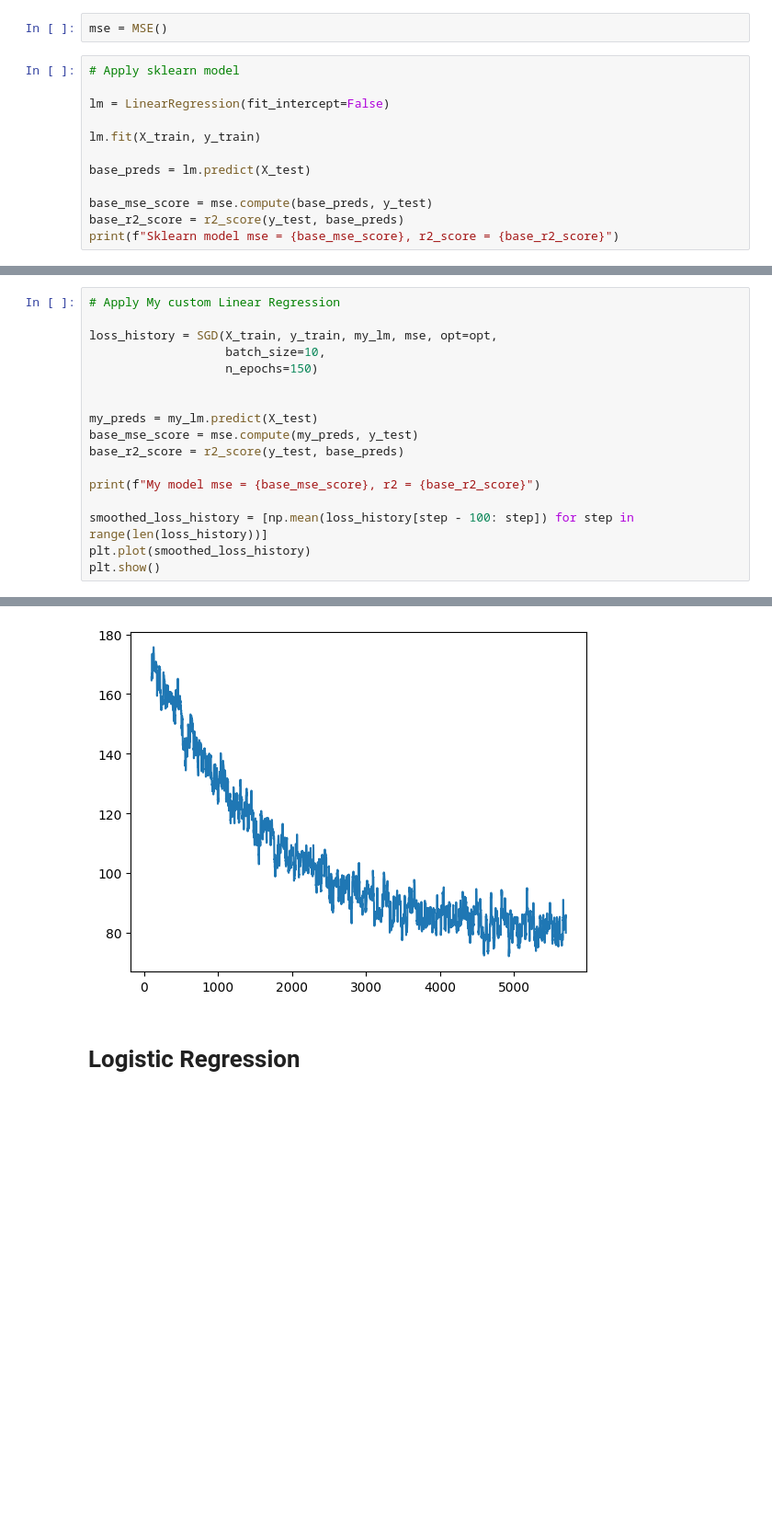
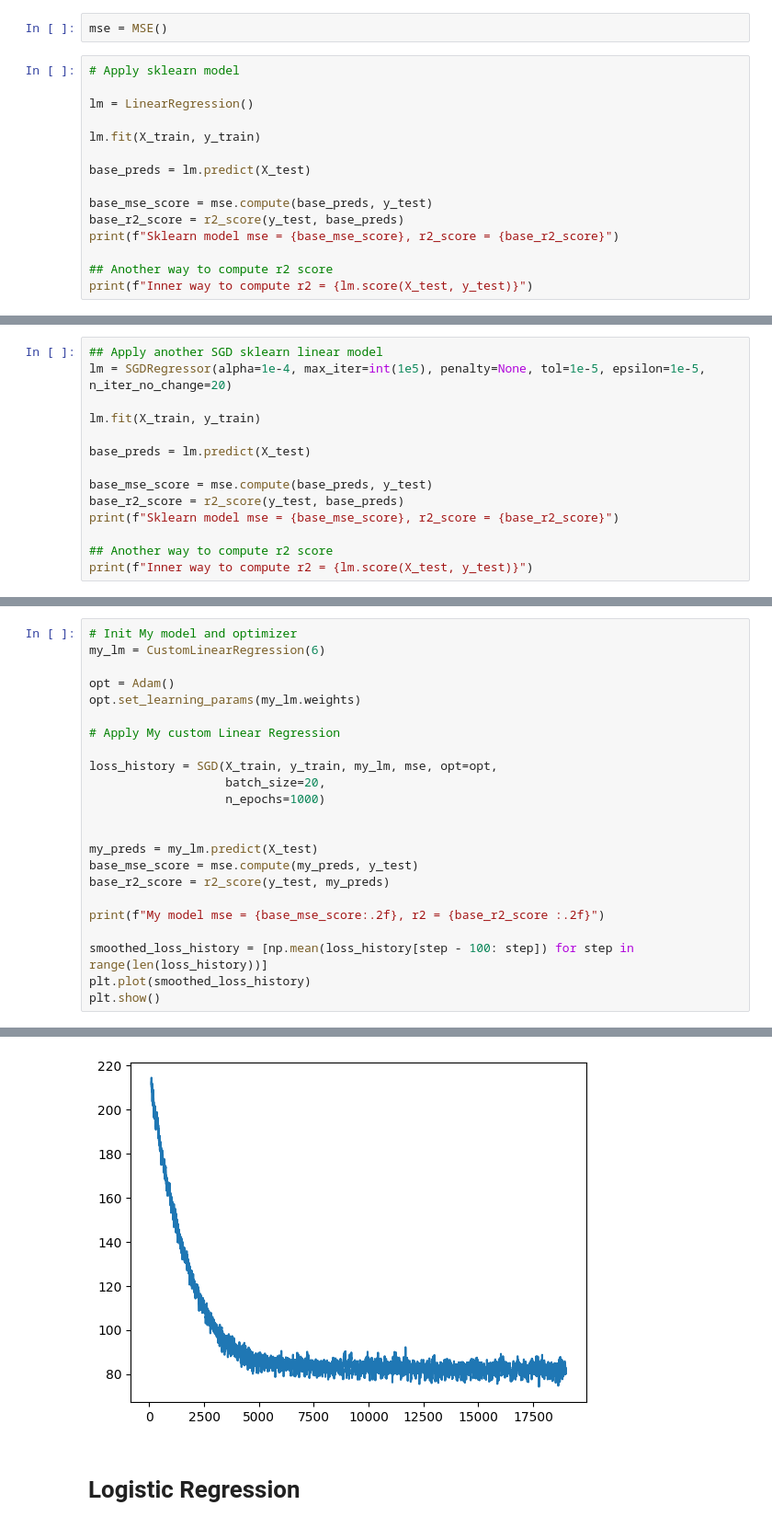
Before and after one commit to euskov17/LinearModels, a Jupyter notebook: experiments.ipynb, the cells around one changed output, grey strips where cells are left out. Shown at 92% size. Drawn from its saved outputs; the diff is of its cells as text; blank space fills up the shorter version.

Commit message:
add sgd regression and change random state

```diff
--- a/experiments.ipynb
+++ b/experiments.ipynb
@@ -66,7 +67,7 @@ mse = MSE()
 # %%
 # Apply sklearn model
 
-lm = LinearRegression(fit_intercept=False)
+lm = LinearRegression()
 
 lm.fit(X_train, y_train)
 
@@ -75,4 +76,7 @@ base_preds = lm.predict(X_test)
 base_mse_score = mse.compute(base_preds, y_test)
 base_r2_score = r2_score(y_test, base_preds)
 print(f"Sklearn model mse = {base_mse_score}, r2_score = {base_r2_score}")
+
+## Another way to compute r2 score
+print(f"Inner way to compute r2 = {lm.score(X_test, y_test)}")
 # %% [output]
@@ -86,0 +85,14 @@ opt.set_learning_params(my_lm.weights)
+# %%
+## Apply another SGD sklearn linear model
+lm = SGDRegressor(alpha=1e-4, max_iter=int(1e5), penalty=None, tol=1e-5, epsilon=1e-5, n_iter_no_change=20)
+
+lm.fit(X_train, y_train)
+
+base_preds = lm.predict(X_test)
+
+base_mse_score = mse.compute(base_preds, y_test)
+base_r2_score = r2_score(y_test, base_preds)
+print(f"Sklearn model mse = {base_mse_score}, r2_score = {base_r2_score}")
+
+## Another way to compute r2 score
+print(f"Inner way to compute r2 = {lm.score(X_test, y_test)}")
@@ -87,16 +102,22 @@ opt.set_learning_params(my_lm.weights)
 # %%
+# Init My model and optimizer
+my_lm = CustomLinearRegression(6)
+
+opt = Adam()
+opt.set_learning_params(my_lm.weights)
+
 # Apply My custom Linear Regression
 
 loss_history = SGD(X_train, y_train, my_lm, mse, opt=opt,
-                   batch_size=10,
-                   n_epochs=150)
+                   batch_size=20,
+                   n_epochs=1000)
 
 
 my_preds = my_lm.predict(X_test)
 base_mse_score = mse.compute(my_preds, y_test)
-base_r2_score = r2_score(y_test, base_preds)
+base_r2_score = r2_score(y_test, my_preds)
 
-print(f"My model mse = {base_mse_score}, r2 = {base_r2_score}")
+print(f"My model mse = {base_mse_score:.2f}, r2 = {base_r2_score :.2f}")
 
 smoothed_loss_history = [np.mean(loss_history[step - 100: step]) for step in range(len(loss_history))]
 plt.plot(smoothed_loss_history)
@@ -106,4 +127,4 @@ My model mse = 64.42474906402356, r2 = 0.6391741279713876
-[figure, old version]
+[figure, new version]
 # %% [markdown]
 # Logistic Regression
 # %%
```
Also changed, not shown: parts of 7 cells of this notebook.
